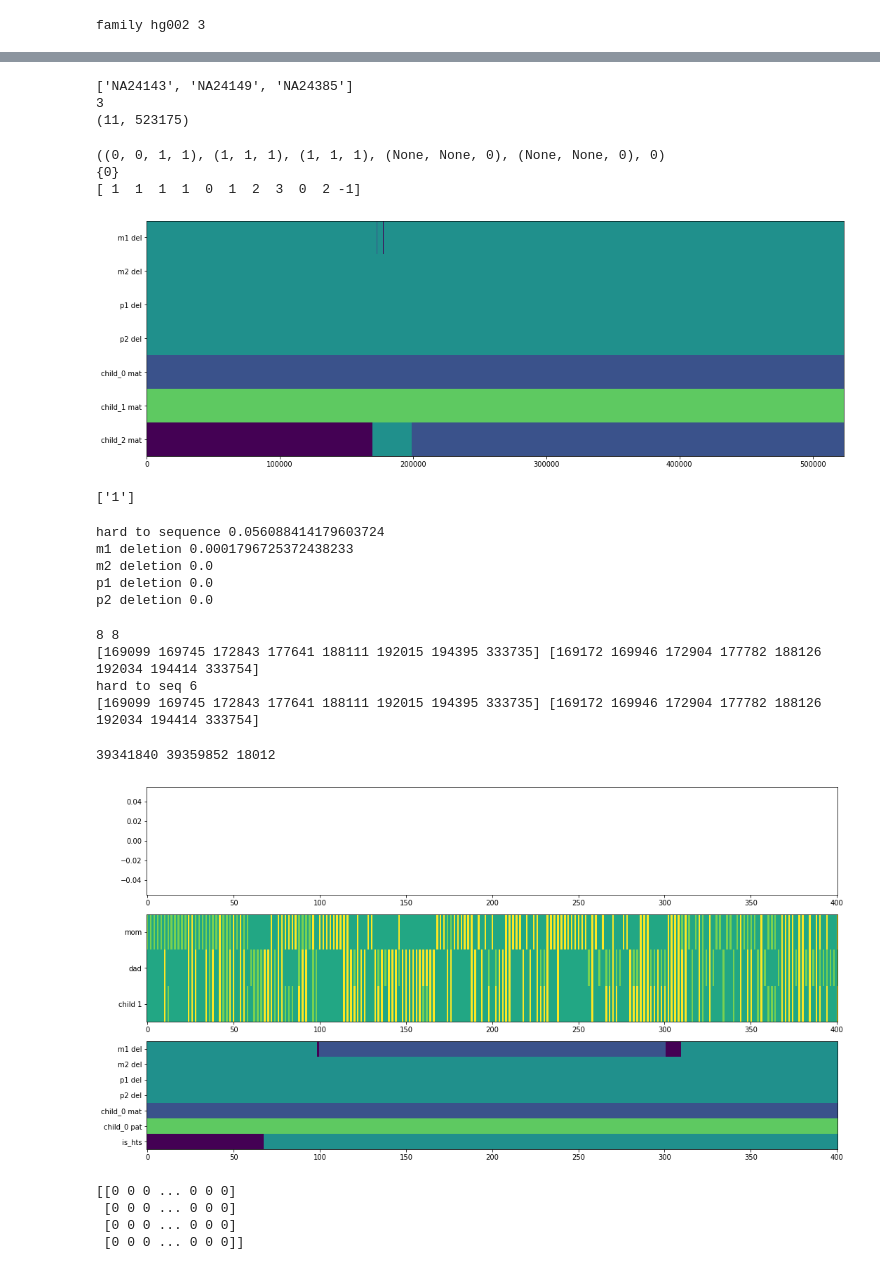
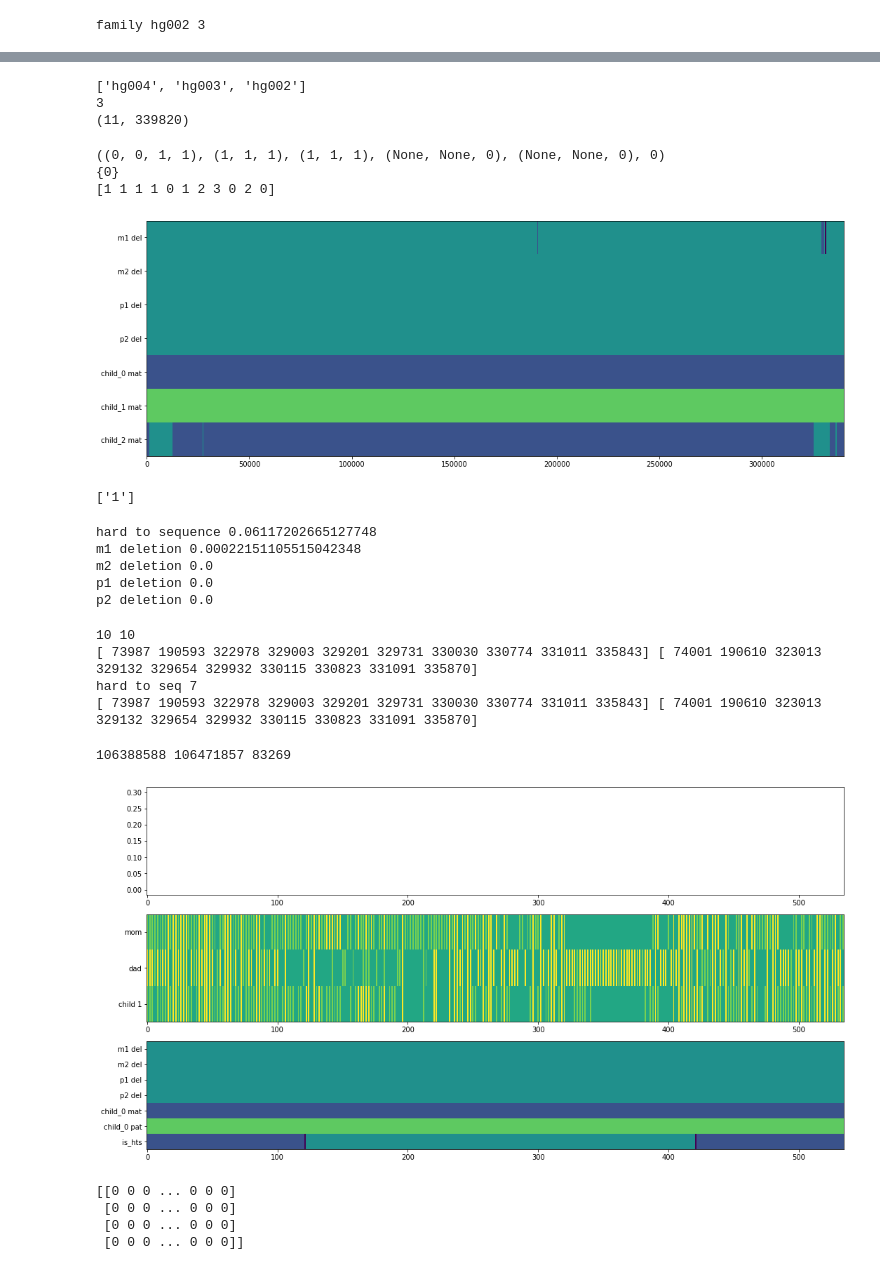
Before and after one commit to kpaskov/PhasingFamilies, a Jupyter notebook: phase/Untitled.ipynb, the cells around one changed output, grey strips where cells are left out. Saved outputs shown, nothing was run; the diff lists cells and outputs as text; code cells hidden in the pictures.

```diff
--- a/phase/Untitled.ipynb
+++ b/phase/Untitled.ipynb
@@ -23,7 +23,7 @@ importlib.reload(viterbi)
 <module 'viterbi' from '/Users/kelley/Projects/PhasingFamilies/phase/viterbi.py'>
 # %%
 # Read in command line arguments
-chrom = '10'
+chrom = '14'
 #ped_file = '../../DATA/platinum/platinum6.ped'
 #ped_file = '../data/Ancestry Data Files/AncestryDNA.ped'
 #ped_file = '../data/spark.ped.quads.ped'
@@ -276,9 +276,9 @@ print(family.individuals)
 print(np.max(final_states))
 print(final_states.shape)
 # %% [output]
-['NA24143', 'NA24149', 'NA24385']
+['hg004', 'hg003', 'hg002']
 3
-(11, 523175)
+(11, 339820)
 # %%
 print(states[0])
 print(states.get_maternal_recombination_neighbors(states[0]))
@@ -286,7 +286,7 @@ print(final_states[:, 0])
 # %% [output]
 ((0, 0, 1, 1), (1, 1, 1), (1, 1, 1), (None, None, 0), (None, None, 0), 0)
 {0}
-[ 1  1  1  1  0  1  2  3  0  2 -1]
+[1 1 1 1 0 1 2 3 0 2 0]
 # %%
 m = len(family)
 final_states_greyed = final_states.copy()
@@ -340,7 +340,7 @@ plt.yticks(np.arange(1+2*m),
 plt.tight_layout()
 plt.show()
 # %% [output]
-[figure, old version]
+[figure, new version]
 # %%
 sample_id_to_sex = input_output.pull_sex(ped_file)
 
@@ -378,8 +378,8 @@ print('p2 deletion', np.sum(mult_factor * (has_p2_deletion & ~is_hts))/np.sum(mu
 #    print('child%d mat upd' % (i+1), np.sum(mult_factor * (has_upd[4+2*i, :] & ~is_hts)))
 #    print('child%d pat upd' % (i+1), np.sum(mult_factor * (has_upd[5+2*i, :] & ~is_hts)))
 # %% [output]
-hard to sequence 0.056088414179603724
-m1 deletion 0.0001796725372438233
+hard to sequence 0.06117202665127748
+m1 deletion 0.00022151105515042348
 m2 deletion 0.0
 p1 deletion 0.0
 p2 deletion 0.0
@@ -410,22 +410,22 @@ print('hard to seq', np.sum(event_is_hts))
 
 print(del_start, del_end)
 # %% [output]
-8 8
-[169099 169745 172843 177641 188111 192015 194395 333735] [169172 169946 172904 177782 188126 192034 194414 333754]
-hard to seq 6
-[169099 169745 172843 177641 188111 192015 194395 333735] [169172 169946 172904 177782 188126 192034 194414 333754]
+10 10
+[ 73987 190593 322978 329003 329201 329731 330030 330774 331011 335843] [ 74001 190610 323013 329132 329654 329932 330115 330823 331091 335870]
+hard to seq 7
+[ 73987 190593 322978 329003 329201 329731 330030 330774 331011 335843] [ 74001 190610 323013 329132 329654 329932 330115 330823 331091 335870]
 # %%
-dstart, dend = random.choice(list(zip(del_start, del_end)))
+#dstart, dend = random.choice(list(zip(del_start, del_end)))
 print(family_snp_positions[dstart, 0], family_snp_positions[dend, 1], family_snp_positions[dend, 1]-family_snp_positions[dstart, 0])
-start, end = max(0, dstart-100), min(dend+100, family_genotypes.shape[1])
+#start, end = max(0, dstart-1000), min(dend+1000, family_genotypes.shape[1])
 
 #print(final_states[:, start])
 #print(dstart, dend)
 #print(family_snp_positions[dstart, :], family_snp_positions[dend, :])
 
-#start, end = 37556380, 39567416
-#start, end = np.where(family_snp_positions[:, 0]>=start)[0][0], np.where(family_snp_positions[:, 0]<=end)[0][-1]
-#start, end = max(0, start-100), min(end+100, family_genotypes.shape[1])
+start, end =  22918114, 22982920
+start, end = np.where(family_snp_positions[:, 0]>=start)[0][0], np.where(family_snp_positions[:, 0]<=end)[0][-1]
+start, end = max(0, start-100), min(end+100, family_genotypes.shape[1])
 
 state_indices_of_interest = []
 
@@ -449,35 +449,35 @@ plt.imshow(final_states[[0, 1, 2, 3] + \
 plt.yticks(np.arange(1+2*m),
            ['m1 del', 'm2 del', 'p1 del', 'p2 del'] + ['child_%d mat' % i for i in range(m-2)] + ['child_%d pat' % i for i in range(m-2)] + ['is_hts'])
 
 #ax = plt.subplot(4, 1, 4)
 #plt.imshow(final_states[np.arange(4+(2*m), 4+(4*m)).tolist(), start:end], aspect='auto', vmin=-1, vmax=3)
 
 #plt.subplot(4, 1, 4, sharex=ax)
 #plt.imshow(final_states[np.arange(16, 20).tolist(), start:end],
 #           aspect='auto', vmin=-1, vmax=3)
 #plt.yticks(np.arange(4),
 #           ['child1 mat', 'child1 pat', 'child2 mat', 'child2 pat'])
 
 #plt.subplot(4, 1, 4, sharex=ax)
 #plt.plot([loss(tuple(family_genotypes[:, j]))[states.index(tuple(np.clip(final_states[:, j], 0, None)))] for j in range(start, end)], alpha=0.5)
 
 #plt.subplot(5, 1, 5, sharex=ax)
 #plt.plot([loss(tuple(family_genotypes[:, j]))[states.index(tuple(np.clip(final_states[:, j], 0, None)))] for j in range(start, end)], alpha=0.5)
 #plt.plot([loss(tuple(family_genotypes[:, j]))[states.index(tuple(np.hstack((np.clip(final_states[:2*m, j], 0, None), [0,]*(2*(m-2)), [np.clip(final_states[-1, j], 0, None)]))))] for j in range(start, end)], alpha=0.5)
 #plt.plot([loss(tuple(family_genotypes[:, j]))[states.index(tuple(np.hstack(([1,]*4, np.clip(final_states[4:, j], 0, None)))))] for j in range(start, end)], alpha=0.5)
 #plt.plot([loss(tuple(family_genotypes[:, j]))[states.index((1, 1, 1, 1, 0, 0, 0, 1, 0, 0, 0, 0, 0))] for j in range(start, end)], alpha=0.5)
 #plt.plot(np.cumsum([loss(tuple(family_genotypes[:, j]))[states.index((1, 1, 1, 1, 0, 0, 0, 0, 0, 1, 0, 0, 0, 0, 0, 0, 0))] for j in range(start, end)]), alpha=0.5)
 #plt.plot(np.cumsum([loss(tuple(family_genotypes[:, j]))[states.index((1, 1, 1, 1, 0, 0, 0, 1, 0, 0, 0, 1, 0))] for j in range(start, end)]), alpha=0.5)
 #plt.plot([loss(tuple(family_genotypes[:, j]))[states.index((1, 1, 0, 1, 0, 0, 0, 0, 1, 1, 0))] for j in range(start, end+1)], alpha=0.5)
 #plt.plot([loss(tuple(family_genotypes[:, j]))[states.index((0, 0, 0, 0, 0, 0, 0, 0, 1, 1, 0))] for j in range(start, end+1)], alpha=0.5)
 
 
 
 plt.tight_layout()
 plt.show()
 # %% [output]
-39341840 39359852 18012
+106388588 106471857 83269
-[figure, old version]
+[figure, new version]
 # %%
 g = family_genotypes[:, start:end]
 mf = mult_factor[start:end]
```
Also changed, not shown: parts of 6 cells of this notebook, 2 other files.
